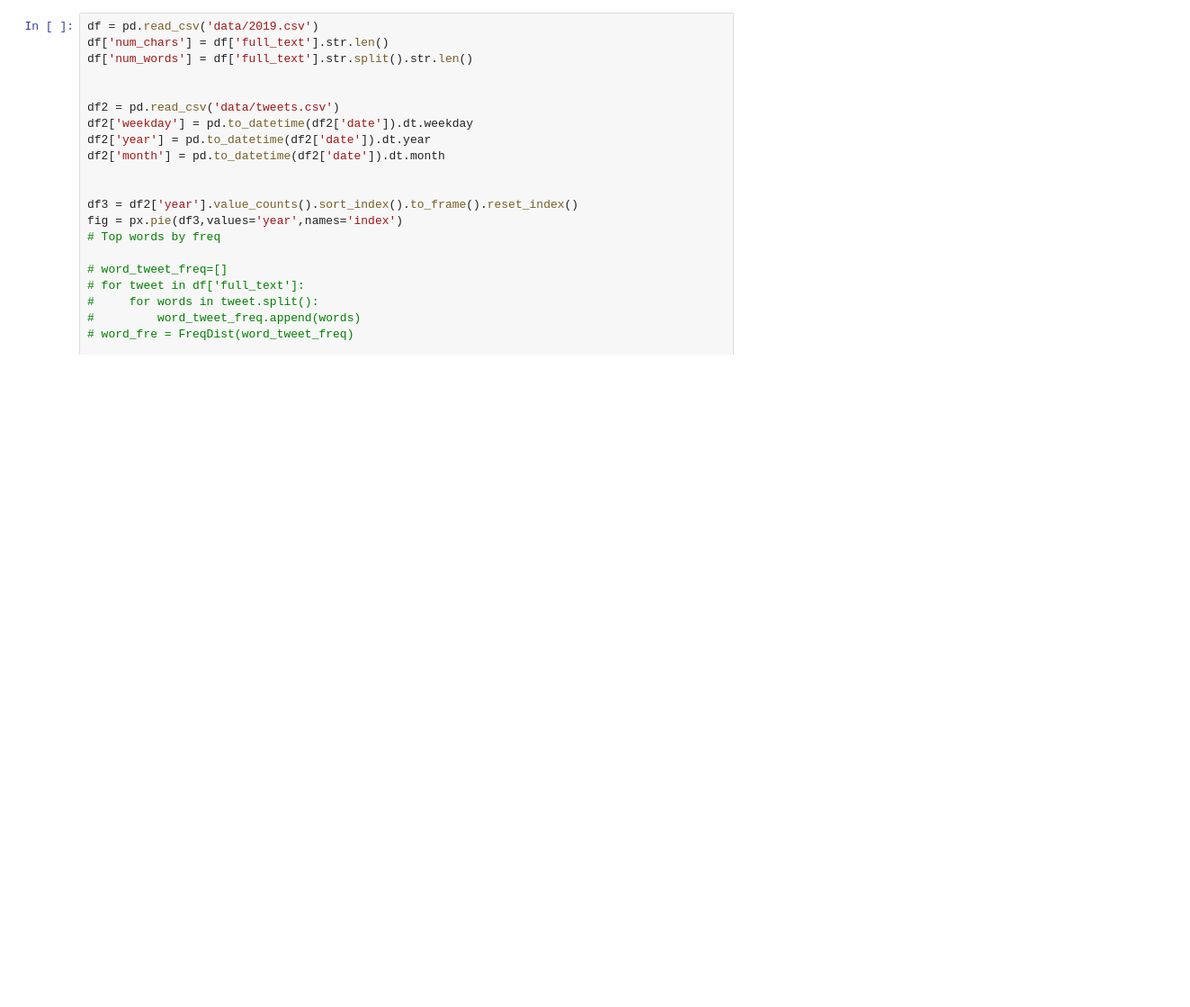
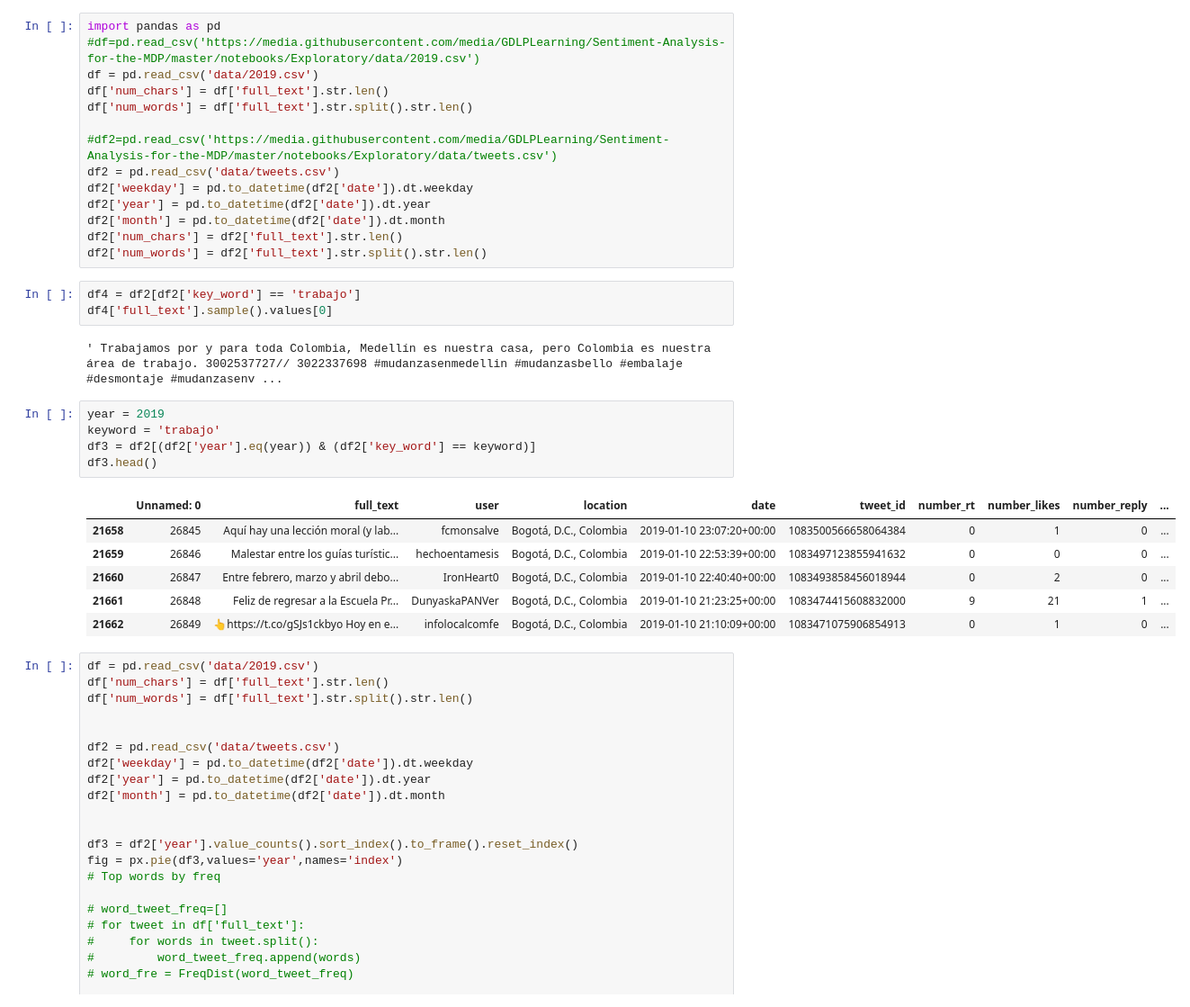
Before and after one commit to GDLPLearning/Sentiment-Analysis-for-the-MDP, a Jupyter notebook: dash_app/pages/Untitled.ipynb, the cells around one changed output. Shown: that part at 90% size. Drawn from its saved outputs; the diff is of its cells as text; blank space fills up the shorter version.

```diff
--- a/dash_app/pages/Untitled.ipynb
+++ b/dash_app/pages/Untitled.ipynb
@@ -40,3 +21,34 @@ Also, if you're using any of the table format helpers (e.g. Group), replace
+# %%
+import pandas as pd
+#df=pd.read_csv('https://media.githubusercontent.com/media/GDLPLearning/Sentiment-Analysis-for-the-MDP/master/notebooks/Exploratory/data/2019.csv')
+df = pd.read_csv('data/2019.csv')
+df['num_chars'] = df['full_text'].str.len()
+df['num_words'] = df['full_text'].str.split().str.len()
+
+#df2=pd.read_csv('https://media.githubusercontent.com/media/GDLPLearning/Sentiment-Analysis-for-the-MDP/master/notebooks/Exploratory/data/tweets.csv')
+df2 = pd.read_csv('data/tweets.csv')
+df2['weekday'] = pd.to_datetime(df2['date']).dt.weekday
+df2['year'] = pd.to_datetime(df2['date']).dt.year
+df2['month'] = pd.to_datetime(df2['date']).dt.month
+df2['num_chars'] = df2['full_text'].str.len()
+df2['num_words'] = df2['full_text'].str.split().str.len()
+# %%
+df4 = df2[df2['key_word'] == 'trabajo']
+df4['full_text'].sample().values[0]
+# %% [output]
+' Trabajamos por y para toda Colombia, Medellín es nuestra casa, pero Colombia es nuestra área de trabajo. 3002537727// 3022337698 #mudanzasenmedellin #mudanzasbello #embalaje #desmontaje #mudanzasenv ...
+# %%
+year = 2019
+keyword = 'trabajo'
+df3 = df2[(df2['year'].eq(year)) & (df2['key_word'] == keyword)]
+df3.head()
+# %% [output]
+|  | Unnamed: 0 | full_text | user | location | date | tweet_id | number_rt | number_likes | number_reply | ... |
+| 21658 | 26845 | Aquí hay una lección moral (y lab... | fcmonsalve | Bogotá, D.C., Colombia | 2019-01-10 23:07:20+00:00 | 1083500566658064384 | 0 | 1 | 0 | ... |
+| 21659 | 26846 | Malestar entre los guías turístic... | hechoentamesis | Bogotá, D.C., Colombia | 2019-01-10 22:53:39+00:00 | 1083497123855941632 | 0 | 0 | 0 | ... |
+| 21660 | 26847 | Entre febrero, marzo y abril debo... | IronHeart0 | Bogotá, D.C., Colombia | 2019-01-10 22:40:40+00:00 | 1083493858456018944 | 0 | 2 | 0 | ... |
+| 21661 | 26848 | Feliz de regresar a la Escuela Pr... | DunyaskaPANVer | Bogotá, D.C., Colombia | 2019-01-10 21:23:25+00:00 | 1083474415608832000 | 9 | 21 | 1 | ... |
+| 21662 | 26849 | 👆https://t.co/gSJs1ckbyo Hoy en e... | infolocalcomfe | Bogotá, D.C., Colombia | 2019-01-10 21:10:09+00:00 | 1083471075906854913 | 0 | 1 | 0 | ... |
 # %%
 df = pd.read_csv('data/2019.csv')
 df['num_chars'] = df['full_text'].str.len()
```
Also changed, not shown: parts of 1 cell of this notebook, 3 other files.
